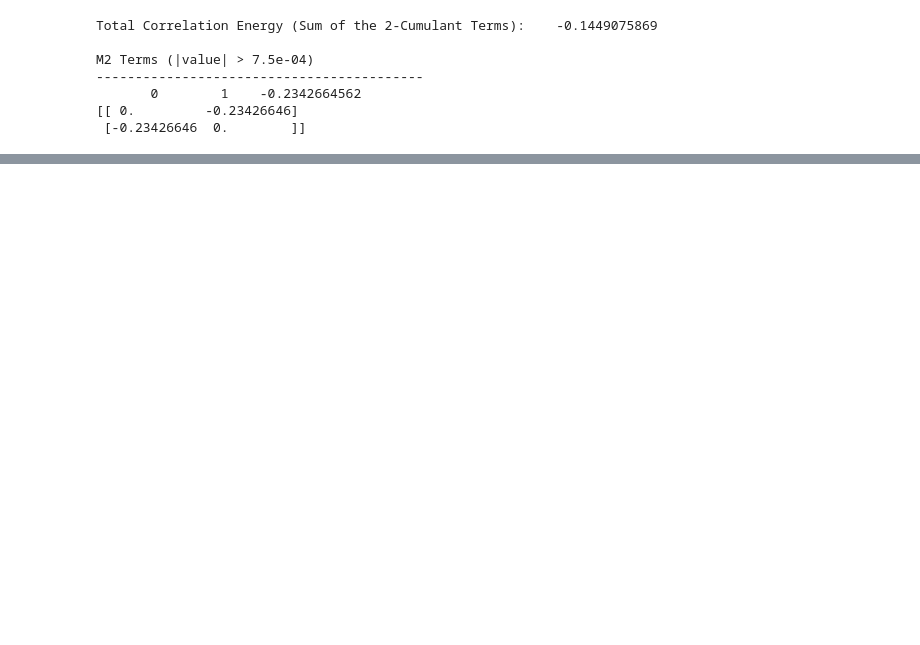
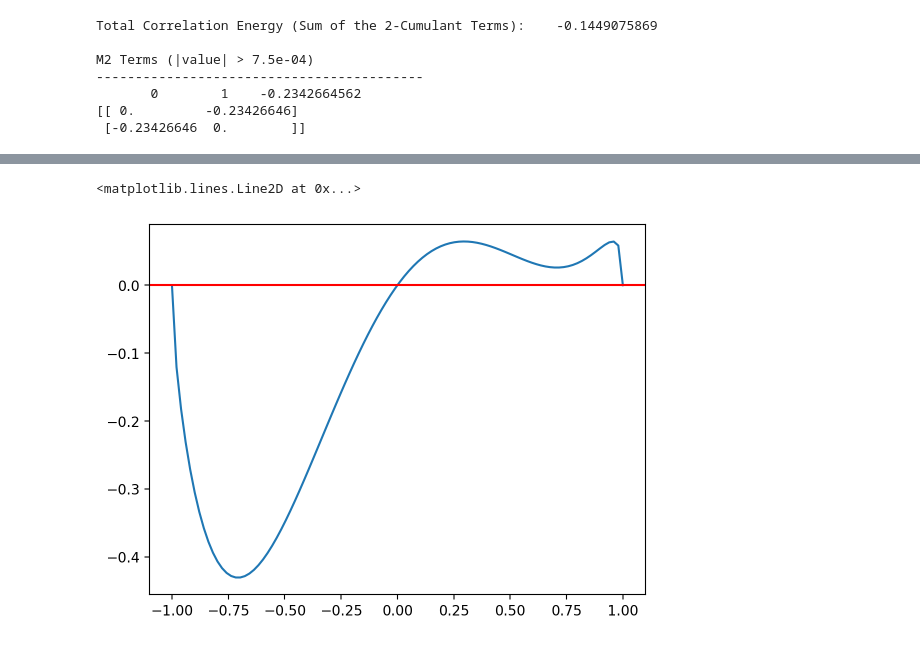
Before and after one commit to evangelistalab/forte2, a Jupyter notebook: tutorials/mca_energy/h2_mce.ipynb, the cells around one changed output, grey strips where cells are left out. Drawn from its saved outputs; the diff is of its cells as text; code cells hidden in the pictures; blank space fills up the shorter version.

```diff
--- a/tutorials/mca_energy/h2_mce.ipynb
+++ b/tutorials/mca_energy/h2_mce.ipynb
@@ -249,0 +353,8 @@ Generating cube files with the following parameters:
+# %%
+xrange = np.linspace(-1,1,100)
+plt.plot(xrange, f(xrange, a= 0.22837583420528346, b=0.31657509011283197))
+
+plt.axhline(0.0,color='red')
+# %% [output]
+<matplotlib.lines.Line2D at 0x...>
+[figure, added]
```
Also changed, not shown: parts of 24 cells of this notebook.
